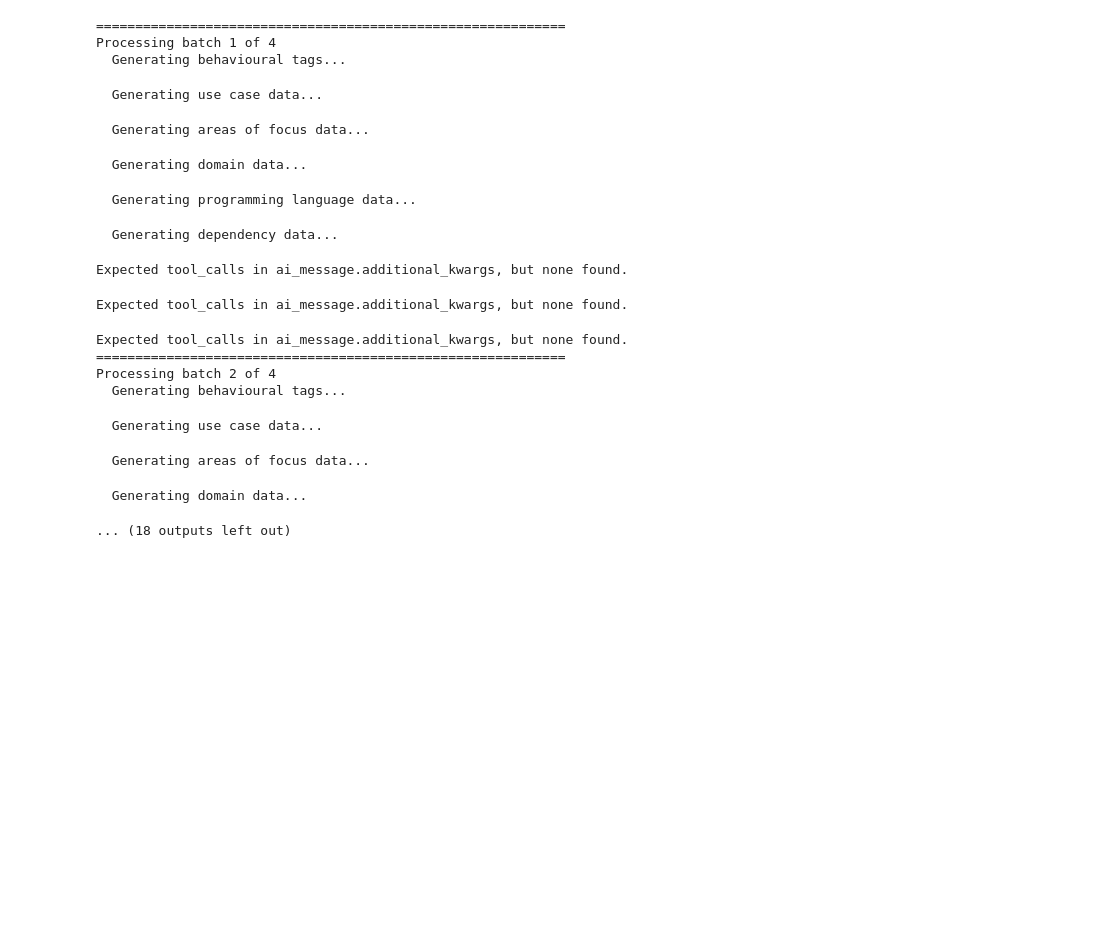
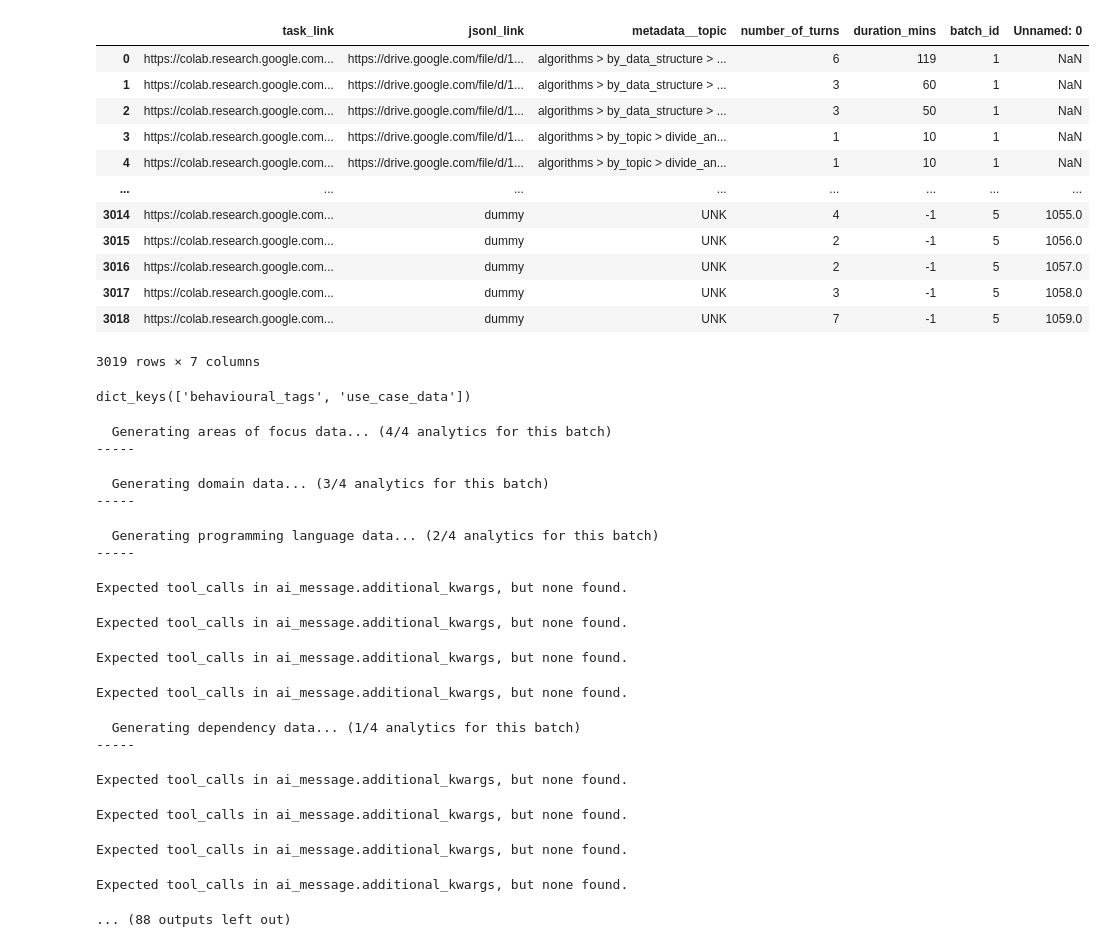
Before and after one commit to alexei-v-tu/character_tasks, a Jupyter notebook: operations/delivery/split_analytics/only_data_no_plots.ipynb, the cells around one changed output. Drawn from its saved outputs; the diff is of its cells as text; code cells hidden in the pictures; blank space fills up the shorter version.

```diff
--- a/operations/delivery/split_analytics/only_data_no_plots.ipynb
+++ b/operations/delivery/split_analytics/only_data_no_plots.ipynb
@@ -7,2 +7,18 @@ BATCH_IDS = [1,2,3,4]
 max_workers = 20
+# %%
+delivered4['delivered_df']
+# %% [output]
+|  | task_link | jsonl_link | metadata__topic | number_of_turns | duration_mins | batch_id | Unnamed: 0 |
+| 0 | https://colab.research.google.com... | https://drive.google.com/file/d/1... | algorithms > by_data_structure > ... | 6 | 119 | 1 | NaN |
+| 1 | https://colab.research.google.com... | https://drive.google.com/file/d/1... | algorithms > by_data_structure > ... | 3 | 60 | 1 | NaN |
+| 2 | https://colab.research.google.com... | https://drive.google.com/file/d/1... | algorithms > by_data_structure > ... | 3 | 50 | 1 | NaN |
+| 3 | https://colab.research.google.com... | https://drive.google.com/file/d/1... | algorithms > by_topic > divide_an... | 1 | 10 | 1 | NaN |
+| 4 | https://colab.research.google.com... | https://drive.google.com/file/d/1... | algorithms > by_topic > divide_an... | 1 | 10 | 1 | NaN |
+| ... | ... | ... | ... | ... | ... | ... | ... |
+| 3014 | https://colab.research.google.com... | dummy | UNK | 4 | -1 | 5 | 1055.0 |
+| 3015 | https://colab.research.google.com... | dummy | UNK | 2 | -1 | 5 | 1056.0 |
+| 3016 | https://colab.research.google.com... | dummy | UNK | 2 | -1 | 5 | 1057.0 |
+| 3017 | https://colab.research.google.com... | dummy | UNK | 3 | -1 | 5 | 1058.0 |
+| 3018 | https://colab.research.google.com... | dummy | UNK | 7 | -1 | 5 | 1059.0 |
+3019 rows × 7 columns
 # %%
@@ -33,3 +139,7 @@ from dependency_classification import get_dependency_data_batch_conversations
+# %%
+batch_results[5].keys()
+# %% [output]
+dict_keys(['behavioural_tags', 'use_case_data'])
 # %%
 from utils import DATA_DIR
 import os
@@ -48,20 +158,20 @@ analytics_functions = {
     'programming_language_data': get_programming_language_data_batch_conversations,
     'dependency_data': get_dependency_data_batch_conversations,
 }
-batch_results = {}
+#batch_results = {}
 
 number_of_batches_total = len(BATCH_IDS)
-for i in range(1, 1 + number_of_batches_total):
+for idx, batch_id in enumerate(BATCH_IDS):
     print('='*60)
-    print(f"Processing batch {i} of {number_of_batches_total}")
-    batch_folder = batch_folder_prefix + str(i)
-    batch_results[i] = {}
+    print(f"Processing batch {idx + 1} of {number_of_batches_total}, batch: {batch_id}")
+    batch_folder = batch_folder_prefix + str(batch_id)
+    batch_results[batch_id] = {}
 
     for analytics_type, analytics_function in analytics_functions.items():
         analytics_remaining = len(analytics_functions) - list(analytics_functions.keys()).index(analytics_type)
-        print(f"  Generating {analytics_type.replace('_', ' ')}... ({analytics_remaining}/{len(analytics_functions)} analytics for this batch)")
+        print(f"  Generating {analytics_type.replace('_', ' ')}... ({analytics_remaining}/{len(analytics_functions)} analytics for this batch LEFT)")
         print('-'*5)
-        batch_results[i][analytics_type] = analytics_function(
+        batch_results[batch_id][analytics_type] = analytics_function(
             batch_folder, max_workers=max_workers, limit_items_to_first_n=LIMIT_ITEMS_TO_FIRST_N
         )
         # Save progress after each item
@@ -74,21 +184,20 @@ print('='*60)
 print('DONE.')
 print('='*60)
 # %% [output]
-============================================================
-Processing batch 1 of 4
-  Generating behavioural tags...
+  Generating areas of focus data... (4/4 analytics for this batch)
+-----
-  Generating use case data...
+  Generating domain data... (3/4 analytics for this batch)
+-----
-  Generating areas of focus data...
+  Generating programming language data... (2/4 analytics for this batch)
+-----
-  Generating domain data...
+Expected tool_calls in ai_message.additional_kwargs, but none found.
-  Generating programming language data...
+Expected tool_calls in ai_message.additional_kwargs, but none found.
-  Generating dependency data...
+Expected tool_calls in ai_message.additional_kwargs, but none found.
 Expected tool_calls in ai_message.additional_kwargs, but none found.
-Expected tool_calls in ai_message.additional_kwargs, but none found.
+  Generating dependency data... (1/4 analytics for this batch)
+-----
 Expected tool_calls in ai_message.additional_kwargs, but none found.
-============================================================
-Processing batch 2 of 4
-  Generating behavioural tags...
-  Generating use case data...
+Expected tool_calls in ai_message.additional_kwargs, but none found.
-  Generating areas of focus data...
+Expected tool_calls in ai_message.additional_kwargs, but none found.
-  Generating domain data...
+Expected tool_calls in ai_message.additional_kwargs, but none found.
-... (18 outputs left out)
+... (88 outputs left out)
```
Also changed, not shown: parts of 43 cells of this notebook, 6 other files.
